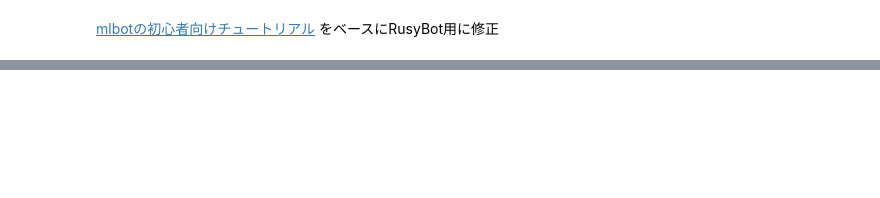
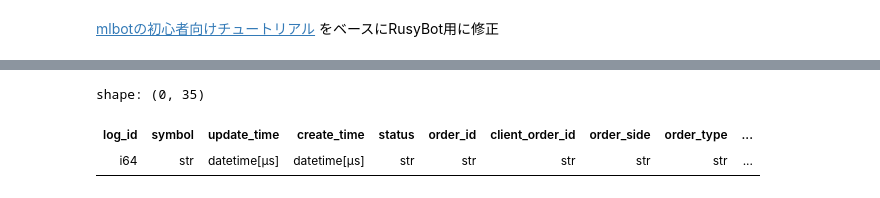
Before and after one commit to yasstake/rusty-bot, a Jupyter notebook: experimental/richmanbtc_type.ipynb, the cells around one changed output, grey strips where cells are left out. Cells and saved outputs as stored; diff of their text form; code cells hidden in the pictures; blank space fills up the shorter version.

```diff
--- a/experimental/richmanbtc_type.ipynb
+++ b/experimental/richmanbtc_type.ipynb
@@ -130,0 +370,5 @@ df
+# %%
+# 書い価格を予測するモデルを学習
+buy_model = lgb.LGBMRegressor(n_jobs=-1, random_state=1)
+
+buy_model.fit(df[features], df['y_buy'])
@@ -130,0 +382,5 @@ df
+# %%
+# 売り価格を予測するモデルを学習
+sell_model =  lgb.LGBMRegressor(n_jobs=-1, random_state=1)
+
+sell_model.fit(df[features], df['y_sell'])
@@ -130,0 +465,7 @@ df
+# %%
+from rbot import Runner
+from rbot import NOW, DAYS
+
+runner = Runner()
+
+session = runner.back_test(market=market, agent=agent, verbose=True, start_time= NOW()-DAYS(1))
@@ -130,0 +490,3 @@ df
+# %%
+log = session.log
+log.orders
@@ -130,0 +544,6 @@ df
+# %%
+log.orders
+# %% [output]
+shape: (0, 35)
+| log_id | symbol | update_time | create_time | status | order_id | client_order_id | order_side | order_type | ... |
+| i64 | str | datetime[μs] | datetime[μs] | str | str | str | str | str | ... |
```
Also changed, not shown: parts of 23 cells of this notebook.
